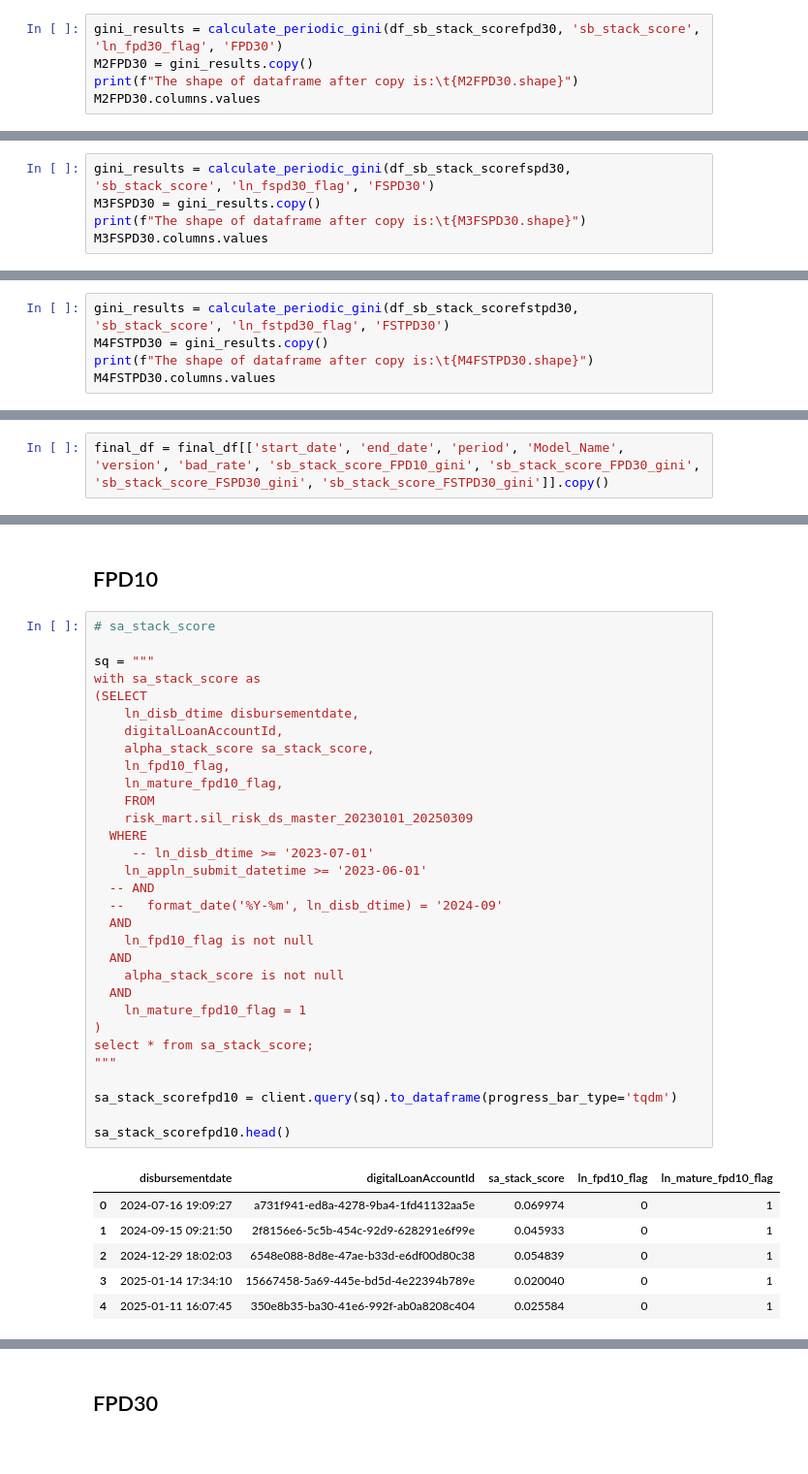
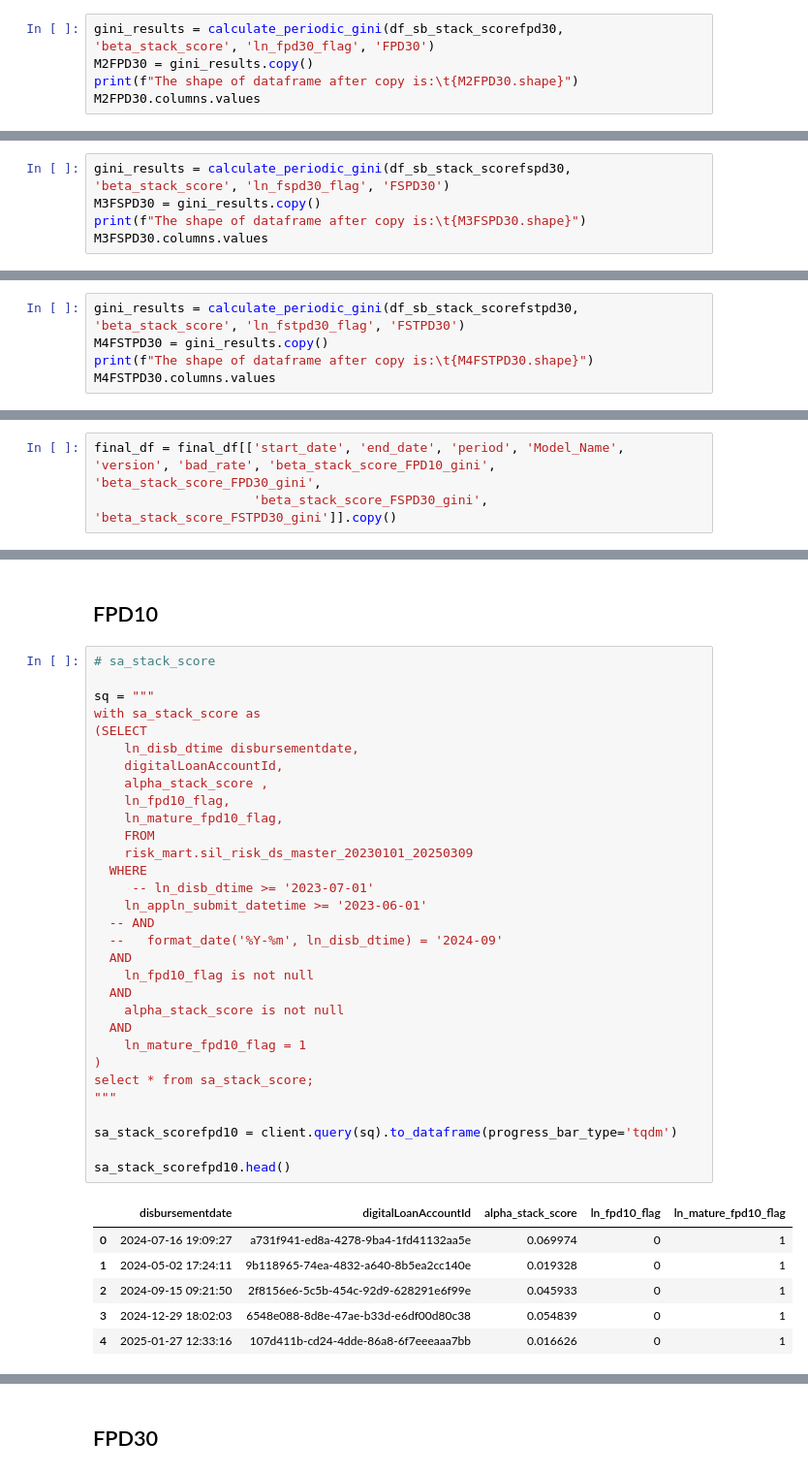
Before and after one commit to dchakroborti-tonik/Model_Monitoring, a Jupyter notebook: Gini Monitoring/Model_Gini_Calculation20250317.ipynb, the cells around one changed output, grey strips where cells are left out. Shown at 97% size. Drawn from its saved outputs; the diff is of its cells as text.

```diff
--- a/Gini Monitoring/Model_Gini_Calculation20250317.ipynb
+++ b/Gini Monitoring/Model_Gini_Calculation20250317.ipynb
@@ -1429,5 +1427,5 @@ df_sb_stack_scorefpd30.head()
 # %%
-gini_results = calculate_periodic_gini(df_sb_stack_scorefpd30, 'sb_stack_score', 'ln_fpd30_flag', 'FPD30')
+gini_results = calculate_periodic_gini(df_sb_stack_scorefpd30, 'beta_stack_score', 'ln_fpd30_flag', 'FPD30')
 M2FPD30 = gini_results.copy()
 print(f"The shape of dataframe after copy is:\t{M2FPD30.shape}")
 M2FPD30.columns.values
@@ -1499,5 +1497,5 @@ df_sb_stack_scorefspd30.head()
 # %%
-gini_results = calculate_periodic_gini(df_sb_stack_scorefspd30, 'sb_stack_score', 'ln_fspd30_flag', 'FSPD30')
+gini_results = calculate_periodic_gini(df_sb_stack_scorefspd30, 'beta_stack_score', 'ln_fspd30_flag', 'FSPD30')
 M3FSPD30 = gini_results.copy()
 print(f"The shape of dataframe after copy is:\t{M3FSPD30.shape}")
 M3FSPD30.columns.values
@@ -1569,5 +1567,5 @@ df_sb_stack_scorefstpd30.head()
 # %%
-gini_results = calculate_periodic_gini(df_sb_stack_scorefstpd30, 'sb_stack_score', 'ln_fstpd30_flag', 'FSTPD30')
+gini_results = calculate_periodic_gini(df_sb_stack_scorefstpd30, 'beta_stack_score', 'ln_fstpd30_flag', 'FSTPD30')
 M4FSTPD30 = gini_results.copy()
 print(f"The shape of dataframe after copy is:\t{M4FSTPD30.shape}")
 M4FSTPD30.columns.values
@@ -1617,6 +1615,7 @@ array(['start_date', 'end_date', 'sb_stack_score_FPD10_gini', 'period',
       dtype=object)
 # %%
-final_df = final_df[['start_date', 'end_date', 'period', 'Model_Name', 'version', 'bad_rate', 'sb_stack_score_FPD10_gini', 'sb_stack_score_FPD30_gini',  'sb_stack_score_FSPD30_gini', 'sb_stack_score_FSTPD30_gini']].copy()
+final_df = final_df[['start_date', 'end_date', 'period', 'Model_Name', 'version', 'bad_rate', 'beta_stack_score_FPD10_gini', 'beta_stack_score_FPD30_gini',
+                     'beta_stack_score_FSPD30_gini', 'beta_stack_score_FSTPD30_gini']].copy()
 # %% [markdown]
 ## Creating the table
 # %%
@@ -1672,40 +1671,40 @@ LoadJob<project=prj-prod-dataplatform, location=asia-southeast1, id=452e4c50-8fb
 # sa_stack_score
 
 sq = """
 with sa_stack_score as
 (SELECT
     ln_disb_dtime disbursementdate,
 	digitalLoanAccountId,
-    alpha_stack_score sa_stack_score,
+    alpha_stack_score ,
     ln_fpd10_flag,
 	ln_mature_fpd10_flag,
 	FROM
     risk_mart.sil_risk_ds_master_20230101_20250309
   WHERE
      -- ln_disb_dtime >= '2023-07-01'
     ln_appln_submit_datetime >= '2023-06-01'
   -- AND
   --   format_date('%Y-%m', ln_disb_dtime) = '2024-09'
   AND
     ln_fpd10_flag is not null
   AND
     alpha_stack_score is not null
   AND
     ln_mature_fpd10_flag = 1
 )
 select * from sa_stack_score;
 """
 
 sa_stack_scorefpd10 = client.query(sq).to_dataframe(progress_bar_type='tqdm')
 
 sa_stack_scorefpd10.head()
 # %% [output]
-|  | disbursementdate | digitalLoanAccountId | sa_stack_score | ln_fpd10_flag | ln_mature_fpd10_flag |
+|  | disbursementdate | digitalLoanAccountId | alpha_stack_score | ln_fpd10_flag | ln_mature_fpd10_flag |
 | 0 | 2024-07-16 19:09:27 | a731f941-ed8a-4278-9ba4-1fd41132aa5e | 0.069974 | 0 | 1 |
-| 1 | 2024-09-15 09:21:50 | 2f8156e6-5c5b-454c-92d9-628291e6f99e | 0.045933 | 0 | 1 |
-| 2 | 2024-12-29 18:02:03 | 6548e088-8d8e-47ae-b33d-e6df00d80c38 | 0.054839 | 0 | 1 |
-| 3 | 2025-01-14 17:34:10 | 15667458-5a69-445e-bd5d-4e22394b789e | 0.020040 | 0 | 1 |
-| 4 | 2025-01-11 16:07:45 | 350e8b35-ba30-41e6-992f-ab0a8208c404 | 0.025584 | 0 | 1 |
+| 1 | 2024-05-02 17:24:11 | 9b118965-74ea-4832-a640-8b5ea2cc140e | 0.019328 | 0 | 1 |
+| 2 | 2024-09-15 09:21:50 | 2f8156e6-5c5b-454c-92d9-628291e6f99e | 0.045933 | 0 | 1 |
+| 3 | 2024-12-29 18:02:03 | 6548e088-8d8e-47ae-b33d-e6df00d80c38 | 0.054839 | 0 | 1 |
+| 4 | 2025-01-27 12:33:16 | 107d411b-cd24-4dde-86a8-6f7eeeaaa7bb | 0.016626 | 0 | 1 |
 # %%
 sa_stack_scorefpd10.head()
 # %% [output]
```
Also changed, not shown: parts of 145 cells of this notebook, 1 other file.
